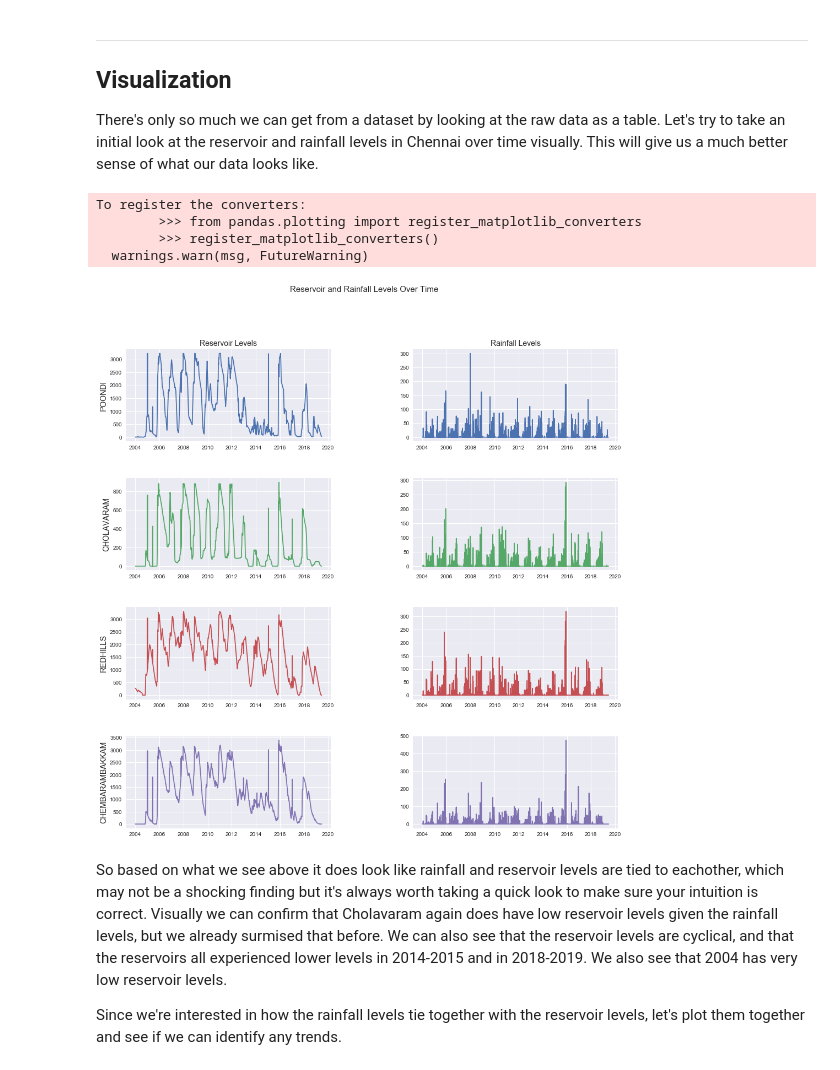
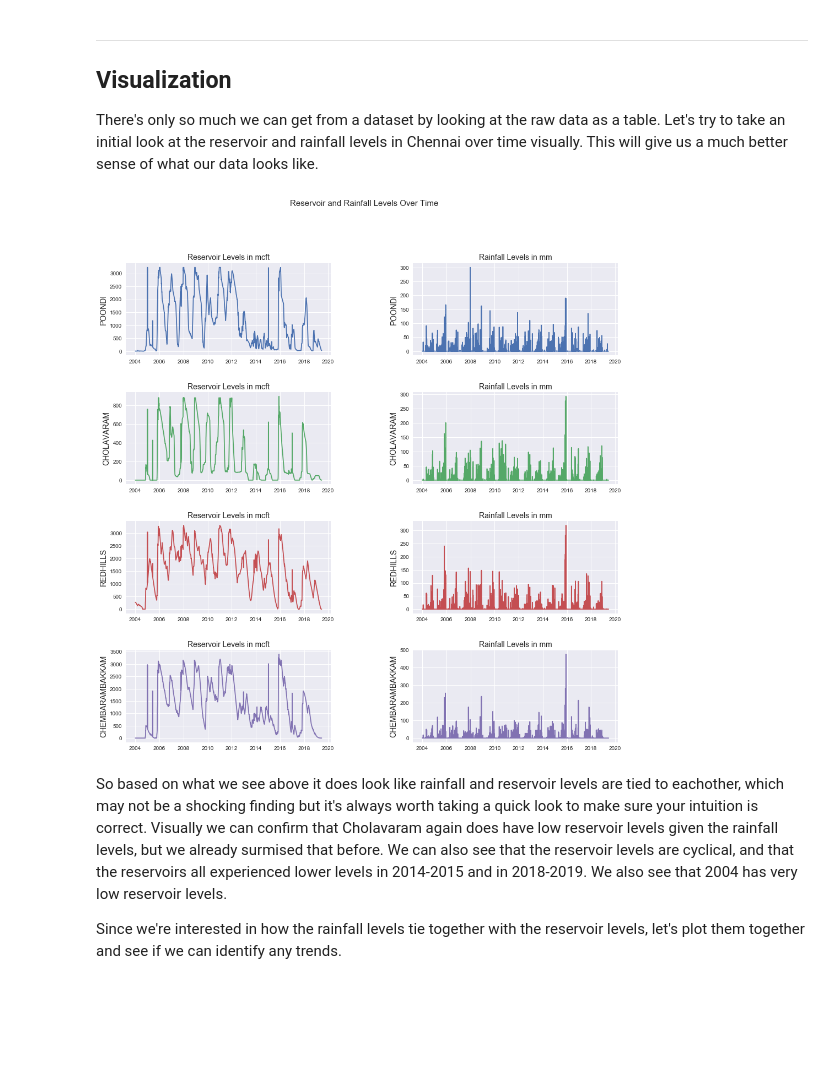
Before and after one commit to marxav0319/Chennai_Water_Management_NB, a Jupyter notebook: Chennai Water Management Exploratory Analysis.ipynb, the cells around one changed output. Cells and saved outputs as stored; diff of their text form; code cells hidden in the pictures; blank space fills up the shorter version.

```diff
--- a/Chennai Water Management Exploratory Analysis.ipynb
+++ b/Chennai Water Management Exploratory Analysis.ipynb
@@ -126,33 +126,30 @@ There's only so much we can get from a dataset by looking at the raw data as a t
 # %%
 def plot_rainfall_and_reservoir_levels(reservoir_levels, rainfall, type='line', alpha=1):
     """
     Creates 8 plots, 4 rows and 2 columns, with one row per region in Chennai where the first
     "cell" holds the reservoir levels over time and the second holds rainfall levels over time.
     The 'type' variable determines the output is a line plot (type = 'line') or if the output is
     a barplot (type != 'line').
     """
     fig, ax = plt.subplots(4, 2, figsize=(16, 16))
     fig.subplots_adjust(hspace=0.4, wspace=0.4)
     for index, column in enumerate(reservoir_levels.columns[1:]):
         c = colors[index]
         if type == 'line':
             ax[index][0].plot(reservoir_levels['Date'], reservoir_levels[column], color=c, alpha=alpha)
             ax[index][1].plot(rainfall['Date'], rainfall[column], color=c, alpha=alpha)
         else:
             ax[index][0].bar(reservoir_levels['Date'], reservoir_levels[column], color=c, alpha=alpha)
             ax[index][1].bar(rainfall['Date'], rainfall[column], color=c, alpha=alpha)
         ax[index][0].set_ylabel(column, size=14)
-    ax[0][0].set_title('Reservoir Levels', size=14)
-    ax[0][1].set_title('Rainfall Levels', size=14)
+        ax[index][1].set_ylabel(column, size=14)
+        ax[index][0].set_title('Reservoir Levels in mcft', size=14)
+        ax[index][1].set_title('Rainfall Levels in mm', size=14)
     fig.suptitle('Reservoir and Rainfall Levels Over Time', size=15)
 
 plot_rainfall_and_reservoir_levels(reservoir_levels, rainfall)
 # %% [output]
-To register the converters:
-        >>> from pandas.plotting import register_matplotlib_converters
-        >>> register_matplotlib_converters()
-  warnings.warn(msg, FutureWarning)
-[figure, old version]
+[figure, new version]
 # %% [markdown]
 So based on what we see above it does look like rainfall and reservoir levels are tied to eachother, which may not be a shocking finding but it's always worth taking a quick look to make sure your intuition is correct.  Visually we can confirm that Cholavaram again does have low reservoir levels given the rainfall levels, but we already surmised that before.  We can also see that the reservoir levels are cyclical, and that the reservoirs all experienced lower levels in 2014-2015 and in 2018-2019.  We also see that 2004 has very low reservoir levels.
 
```
Also changed, not shown: parts of 8 cells of this notebook.
